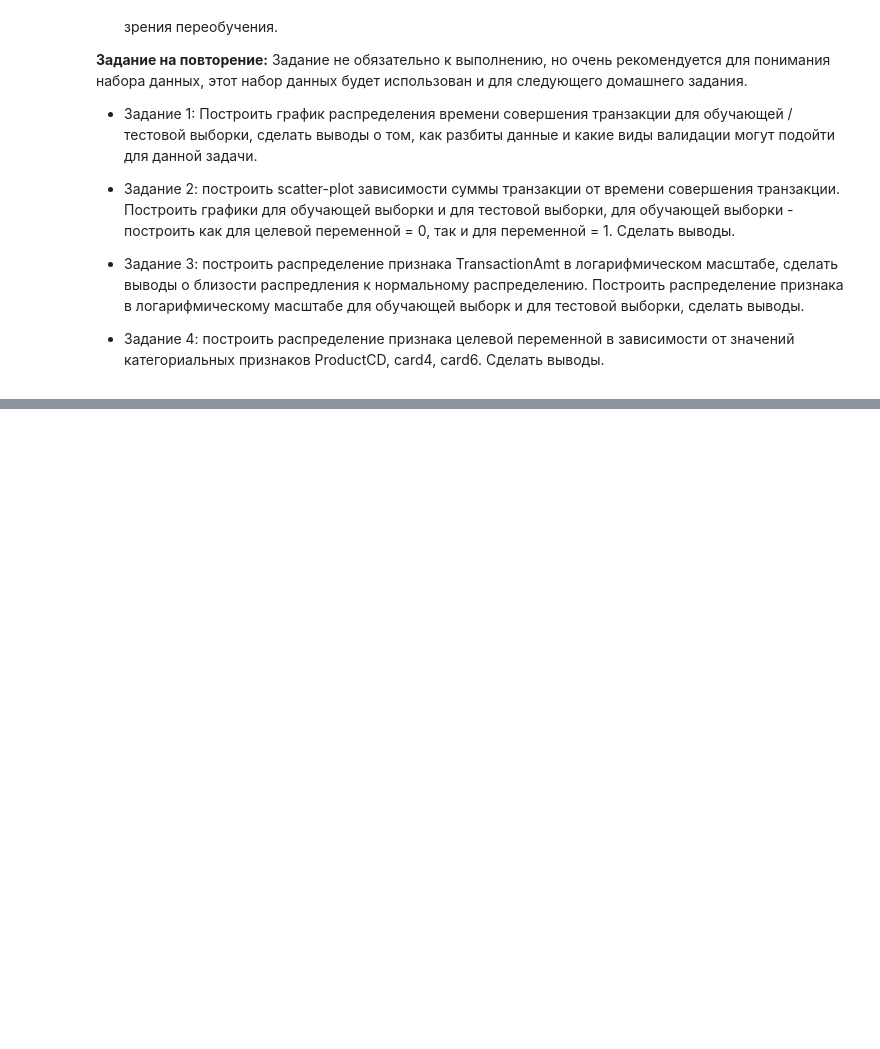
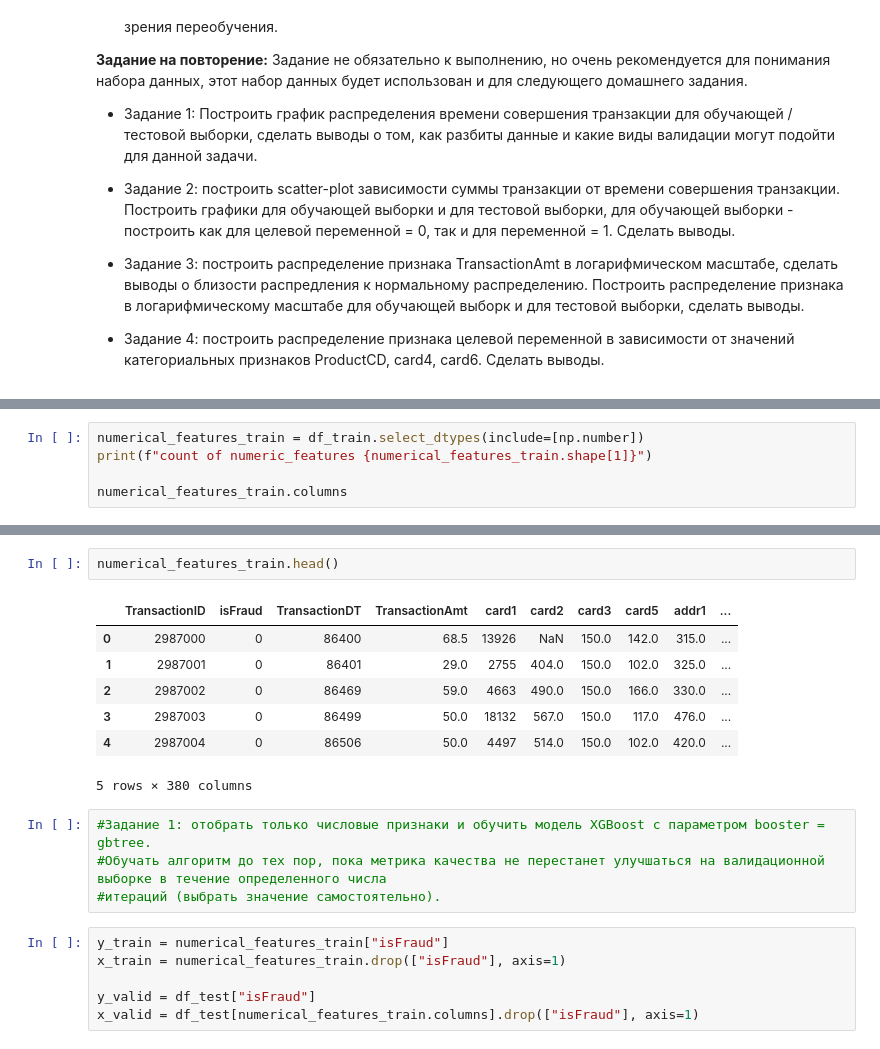
Before and after one commit to lyutov89/Kaggle_platform_GB, a Jupyter notebook: lesson02/HW_2_kaggle.ipynb, the cells around one changed output, grey strips where cells are left out. Drawn from its saved outputs; the diff is of its cells as text; blank space fills up the shorter version.

Commit message:
Xgboost

```diff
--- a/lesson02/HW_2_kaggle.ipynb
+++ b/lesson02/HW_2_kaggle.ipynb
@@ -33,0 +98,5 @@ __Задание на повторение:__
+# %%
+numerical_features_train = df_train.select_dtypes(include=[np.number])
+print(f"count of numeric_features {numerical_features_train.shape[1]}")
+
+numerical_features_train.columns
@@ -33,0 +111,20 @@ __Задание на повторение:__
+# %%
+numerical_features_train.head()
+# %% [output]
+|  | TransactionID | isFraud | TransactionDT | TransactionAmt | card1 | card2 | card3 | card5 | addr1 | ... |
+| 0 | 2987000 | 0 | 86400 | 68.5 | 13926 | NaN | 150.0 | 142.0 | 315.0 | ... |
+| 1 | 2987001 | 0 | 86401 | 29.0 | 2755 | 404.0 | 150.0 | 102.0 | 325.0 | ... |
+| 2 | 2987002 | 0 | 86469 | 59.0 | 4663 | 490.0 | 150.0 | 166.0 | 330.0 | ... |
+| 3 | 2987003 | 0 | 86499 | 50.0 | 18132 | 567.0 | 150.0 | 117.0 | 476.0 | ... |
+| 4 | 2987004 | 0 | 86506 | 50.0 | 4497 | 514.0 | 150.0 | 102.0 | 420.0 | ... |
+5 rows × 380 columns
+# %%
+#Задание 1: отобрать только числовые признаки и обучить модель XGBoost с параметром booster = gbtree.
+#Обучать алгоритм до тех пор, пока метрика качества не перестанет улучшаться на валидационной выборке в течение определенного числа
+#итераций (выбрать значение самостоятельно).
+# %%
+y_train = numerical_features_train["isFraud"]
+x_train = numerical_features_train.drop(["isFraud"], axis=1)
+
+y_valid = df_test["isFraud"]
+x_valid = df_test[numerical_features_train.columns].drop(["isFraud"], axis=1)
```
Also changed, not shown: parts of 72 cells of this notebook.
